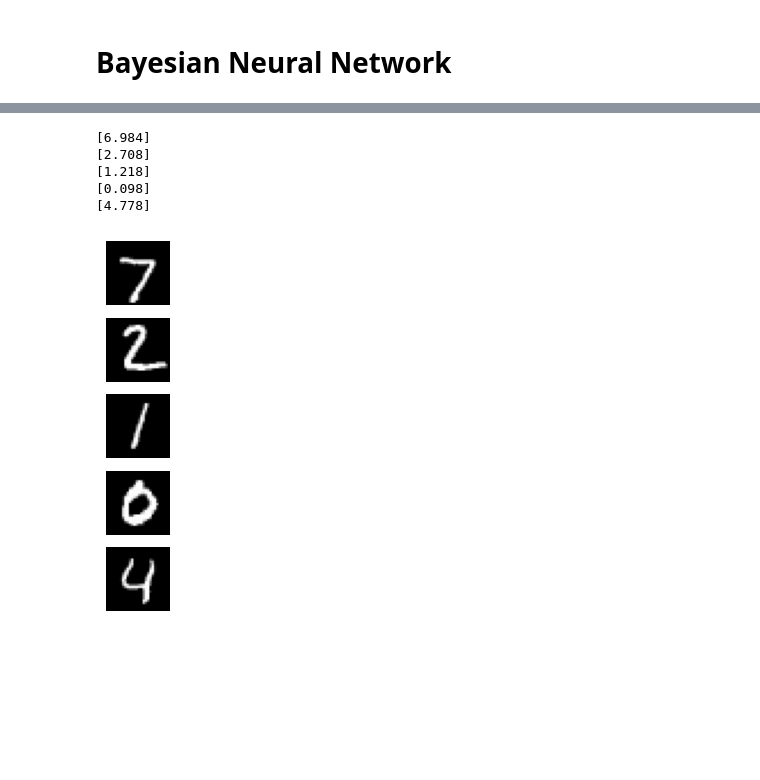
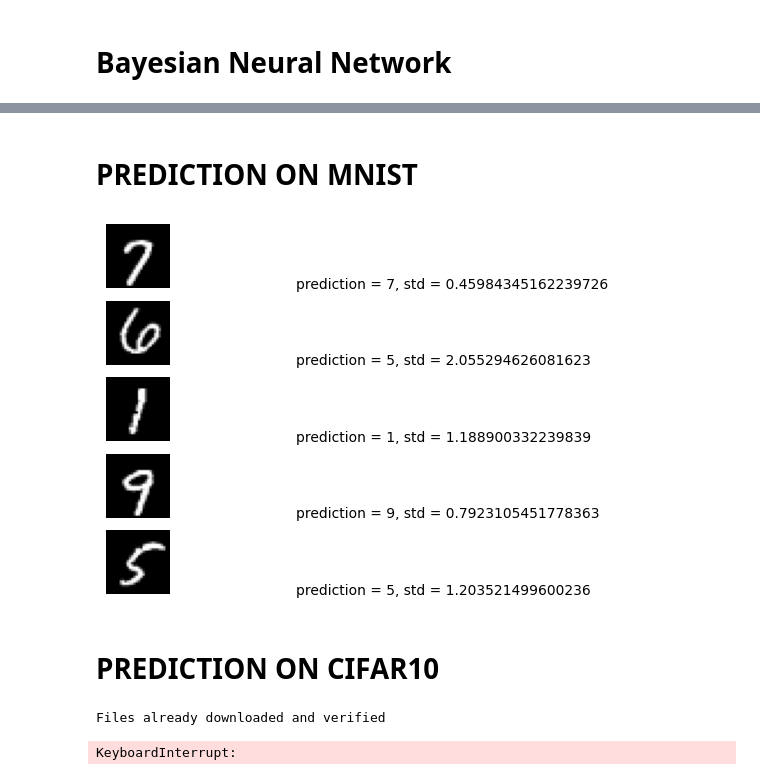
Before and after one commit to steven9909/BayesianNeuralNetwork, a Jupyter notebook: bnn.ipynb, the cells around one changed output, grey strips where cells are left out. Drawn from its saved outputs; the diff is of its cells as text; code cells hidden in the pictures; blank space fills up the shorter version.

Commit message:
update gitignore, update visuals

```diff
--- a/bnn.ipynb
+++ b/bnn.ipynb
@@ -80,7 +102,7 @@ train_dataset = MNIST(
     )
 )
 
-train_loader = DataLoader(train_dataset, 128, shuffle = True)
+train_loader = DataLoader(train_dataset, BATCH_SIZE, shuffle = True)
 
 test_dataset = MNIST(
     root = os.getcwd(),
@@ -142,21 +158,52 @@ At epoch: 9 the loss was: 8561906.910837173
-# %%
-NUM_TO_DISPLAY = 5
-
-f, axes = plt.subplots(NUM_TO_DISPLAY, 1)
-
-pred = Predictive(model, guide=guide, num_samples=500)
-
-for i, test_data in enumerate(test_dataset):
-  if i >= NUM_TO_DISPLAY:
-    break
-  axes[i].set_axis_off()
-  axes[i].imshow(test_data[0].squeeze(0), cmap = 'gray')
-  prediction = pred(test_data[0].flatten(0).unsqueeze(0))
-  print(prediction['obs'].T.numpy().mean(axis = 1))
-# %% [output]
-[6.984]
-[2.708]
-[1.218]
-[0.098]
-[4.778]
-[figure, removed]
+# %% [markdown]
+# PREDICTION ON MNIST
+# %%
+def display_inference(display:int, images: List[Tensor], means: List[int], stds: List[float]):
+    f, axes = plt.subplots(display, 2)
+    for i in range(display):
+        axes[i, 0].set_axis_off()
+        axes[i, 1].set_axis_off()
+
+        axes[i, 0].imshow(images[i], cmap = 'gray')
+        axes[i, 1].text(0, 0, f"prediction = {means[i]}, std = {stds[i]}")
+# %%
+def calculate_inference(num_to_sample:int, dataset: Dataset, pred: Predictive):
+    dataset = list(dataset)
+
+    sampled = random.sample(dataset, k=num_to_sample)
+
+    images = [sample[0].squeeze(0) for sample in sampled]
+    predictions = [pred(sample[0].flatten(0).unsqueeze(0)) for sample in sampled]
+    means = [round(prediction['obs'].T.numpy().mean(axis=1)[0]) for prediction in predictions]
+    stds = [prediction['obs'].T.numpy().std(axis=1)[0] for prediction in predictions]
+
+    return (images, means, stds)
+# %%
+NUM_TO_DISPLAY = 5
+
+pred = Predictive(model, guide=guide, num_samples=500)
+
+display_inference(NUM_TO_DISPLAY, *calculate_inference(NUM_TO_DISPLAY, test_dataset, pred))
+# %% [output]
+[figure, added]
+# %% [markdown]
+# PREDICTION ON CIFAR10
+# %%
+cifar_dataset = CIFAR10(
+    root = os.getcwd(),
+    train = False,
+    download = True,
+    transform = transforms.Compose(
+        [
+          transforms.ToTensor(),
+          transforms.Resize((28, 28)),
+          transforms.Grayscale(num_output_channels=1),
+          transforms.Normalize((0.5, 0.5, 0.5), (0.5, 0.5, 0.5))
+        ]
+    )
+)
+
+display_inference(NUM_TO_DISPLAY, *calculate_inference(NUM_TO_DISPLAY, cifar_dataset, pred))
+# %% [output]
+Files already downloaded and verified
+KeyboardInterrupt:
```
Also changed, not shown: parts of 11 cells of this notebook, 1 other file.
